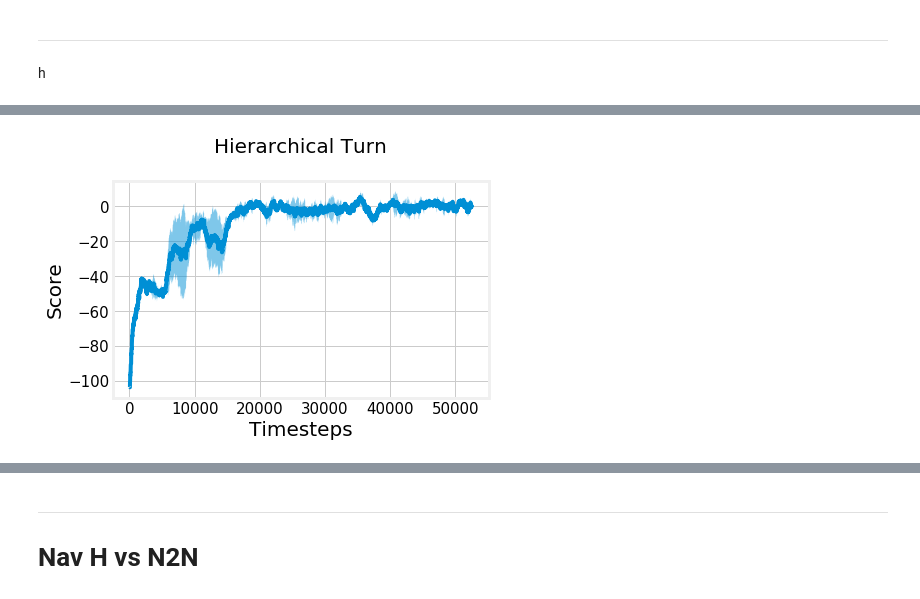
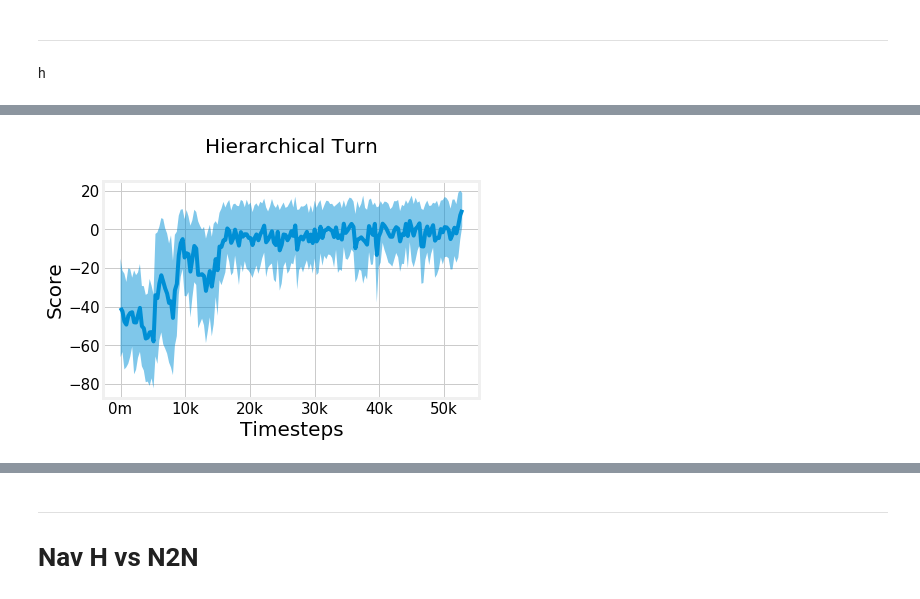
Before and after one commit to NotAnyMike/HRL, a Jupyter notebook: notebooks/Plots.ipynb, the cells around one changed output, grey strips where cells are left out. Cells and saved outputs as stored; diff of their text form; code cells hidden in the pictures.

Commit message:
updating plots and notebooks

```diff
--- a/notebooks/Plots.ipynb
+++ b/notebooks/Plots.ipynb
@@ -217,12 +245,23 @@ plt.plot(step_nums_h_b, vals_h_b_smooth,alpha=0.5)
+# %%
+w_times_h_a = [wt - w_times_h_a[0] for wt in w_times_h_a]
+w_times_h_b = [wt - w_times_h_b[0] for wt in w_times_h_b]
+
+df_h = pd.DataFrame(data={
+    'walltime':w_times_h_a+w_times_h_b,
+    'discounted_rewards':vals_h_a+vals_h_b,
+    },index=step_nums_h_a+step_nums_h_b)
 # %%
-h_avg,h_std = avg_std(vals_h_a_smooth, vals_h_b_smooth)
-h_stp,_ = avg_std(step_nums_h_a,step_nums_h_b)
+h_avg = df_h.groupby((df_h.index//300)*300).mean().discounted_rewards
+h_wt  = df_h.groupby((df_h.index//300)*300).mean().walltime
+h_std = df_h.groupby((df_h.index//300)*300).std().discounted_rewards
+h_stp = h_avg.index
 
 plt.plot(h_stp,h_avg)
 plt.fill_between(h_stp,h_avg-h_std,h_avg+h_std,alpha=.5)
 plt.xlabel("Timesteps",fontsize=20)
 plt.ylabel("Score",fontsize=20)
 plt.title("Hierarchical Turn\n",fontsize=20)
+plt.xticks([0,1e4,2e4,3e4,4e4,5e4],["0m","10k","20k","30k","40k","50k"])
 plt.savefig("plots/h-turn.pdf",bbox_inches="tight", pad_inches=0)
 # %% [output]
-[figure, old version]
+[figure, new version]
```
Also changed, not shown: parts of 21 cells of this notebook, 10 other files.
